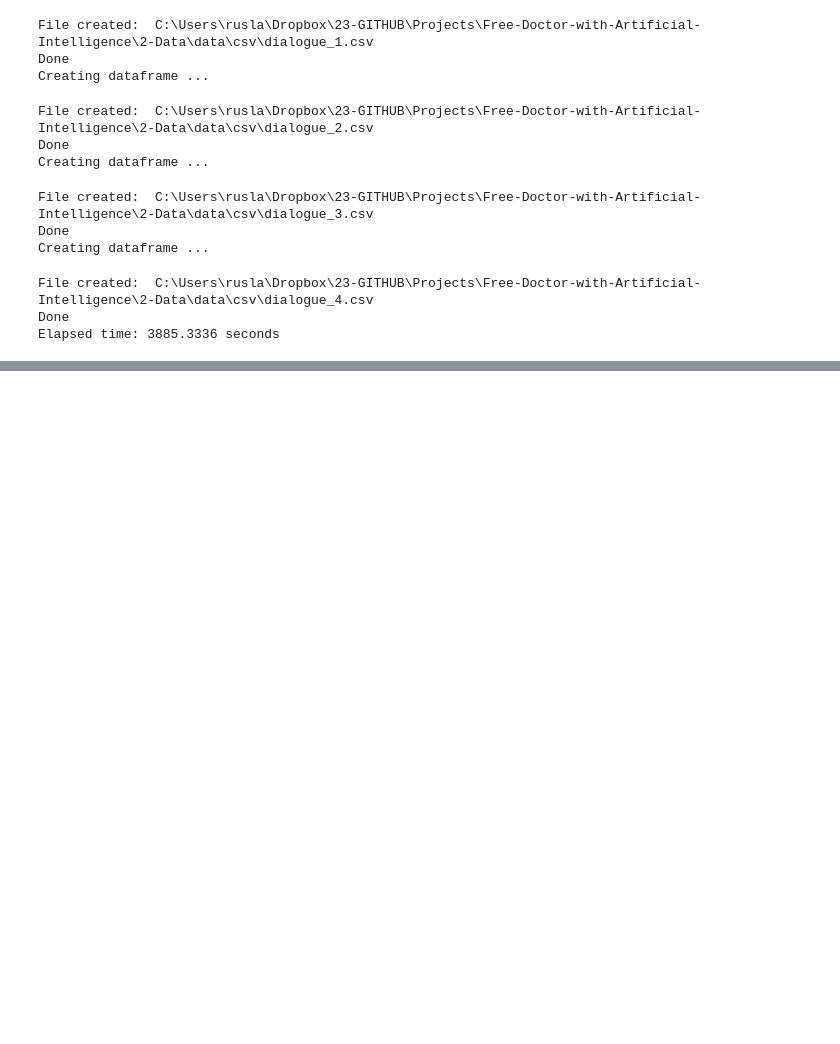
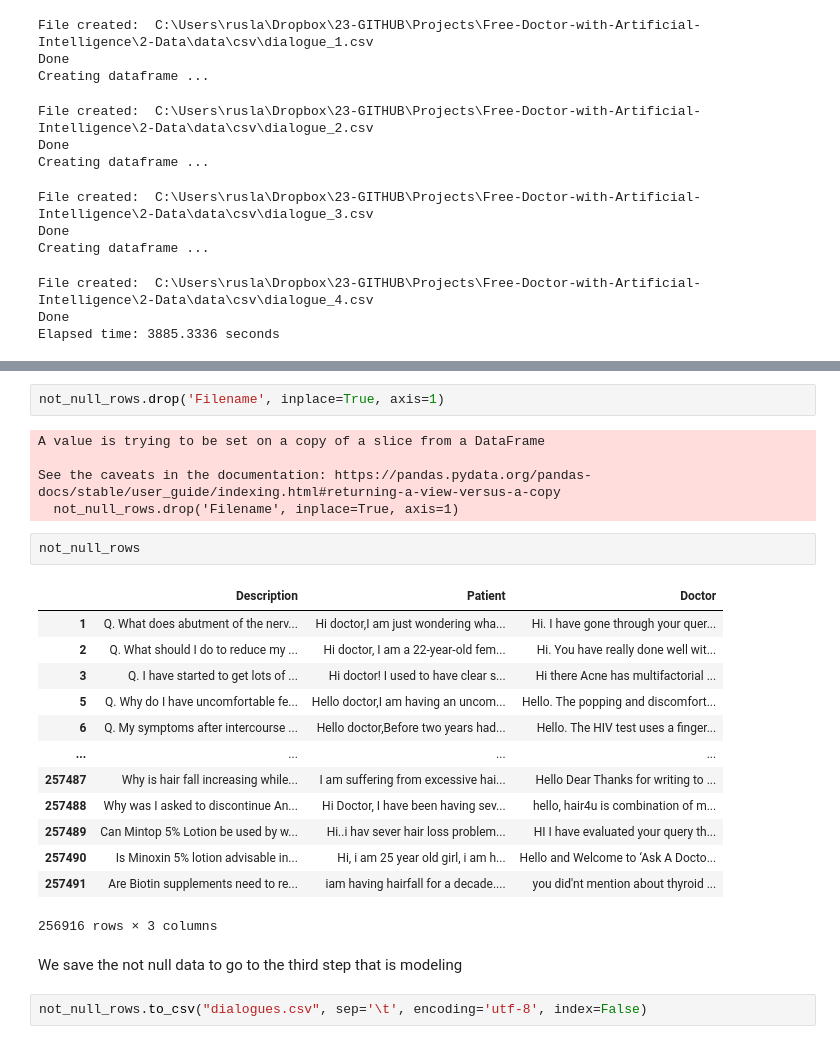
Before and after one commit to ruslanmv/ai-medical-chatbot, a Jupyter notebook: 2-Data/2-Data.ipynb, the cells around one changed output, grey strips where cells are left out. Drawn from its saved outputs; the diff is of its cells as text; blank space fills up the shorter version.

Commit message:
Starting Modeling
Starting Modeling

```diff
--- a/2-Data/2-Data.ipynb
+++ b/2-Data/2-Data.ipynb
@@ -222,0 +351,27 @@ Elapsed time: 3885.3336 seconds
+# %%
+not_null_rows.drop('Filename', inplace=True, axis=1)
+# %% [output]
+A value is trying to be set on a copy of a slice from a DataFrame
+
+See the caveats in the documentation: https://pandas.pydata.org/pandas-docs/stable/user_guide/indexing.html#returning-a-view-versus-a-copy
+  not_null_rows.drop('Filename', inplace=True, axis=1)
+# %%
+not_null_rows
+# %% [output]
+|  | Description | Patient | Doctor |
+| 1 | Q. What does abutment of the nerv... | Hi doctor,I am just wondering wha... | Hi. I have gone through your quer... |
+| 2 | Q. What should I do to reduce my ... | Hi doctor, I am a 22-year-old fem... | Hi. You have really done well wit... |
+| 3 | Q. I have started to get lots of ... | Hi doctor! I used to have clear s... | Hi there Acne has multifactorial ... |
+| 5 | Q. Why do I have uncomfortable fe... | Hello doctor,I am having an uncom... | Hello. The popping and discomfort... |
+| 6 | Q. My symptoms after intercourse ... | Hello doctor,Before two years had... | Hello. The HIV test uses a finger... |
+| ... | ... | ... | ... |
+| 257487 | Why is hair fall increasing while... | I am suffering from excessive hai... | Hello Dear Thanks for writing to ... |
+| 257488 | Why was I asked to discontinue An... | Hi Doctor, I have been having sev... | hello, hair4u is combination of m... |
+| 257489 | Can Mintop 5% Lotion be used by w... | Hi..i hav sever hair loss problem... | HI I have evaluated your query th... |
+| 257490 | Is Minoxin 5% lotion advisable in... | Hi, i am 25 year old girl, i am h... | Hello and Welcome to ‘Ask A Docto... |
+| 257491 | Are Biotin supplements need to re... | iam having hairfall for a decade.... | you did'nt mention about thyroid ... |
+256916 rows × 3 columns
+# %% [markdown]
+We save the not null data to go to the third step that is modeling
+# %%
+not_null_rows.to_csv("dialogues.csv", sep='\t', encoding='utf-8', index=False)
```
Also changed, not shown: parts of 19 cells of this notebook, 7 other files.
